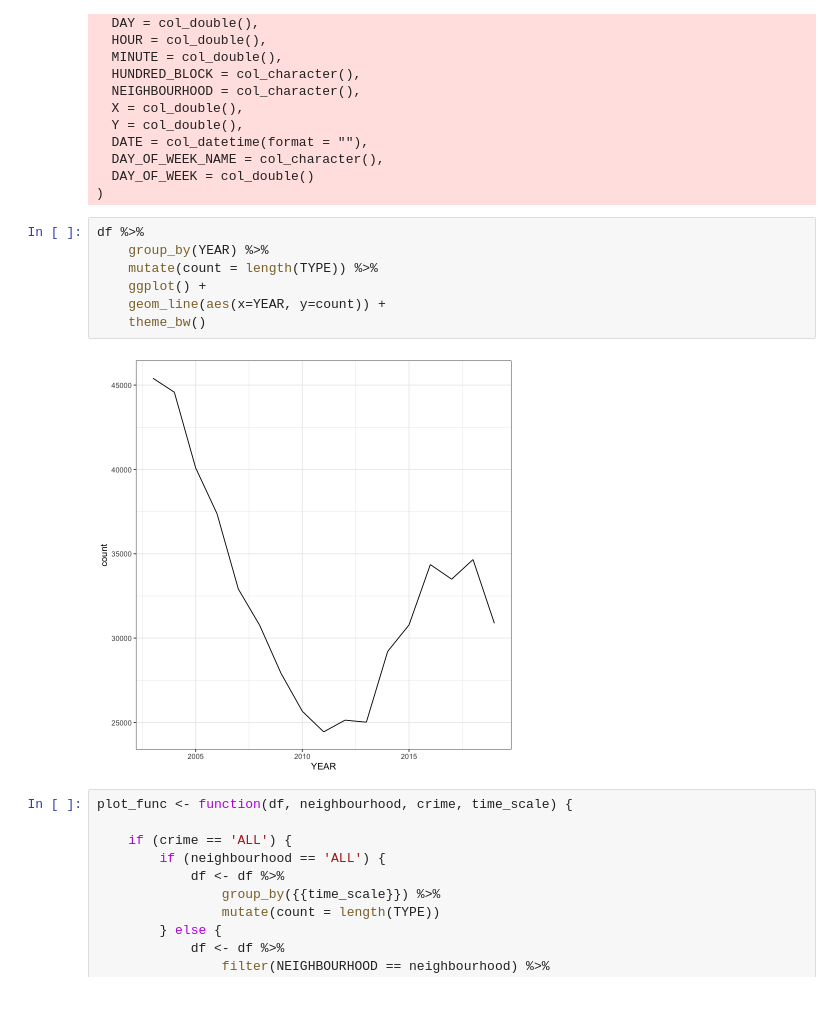
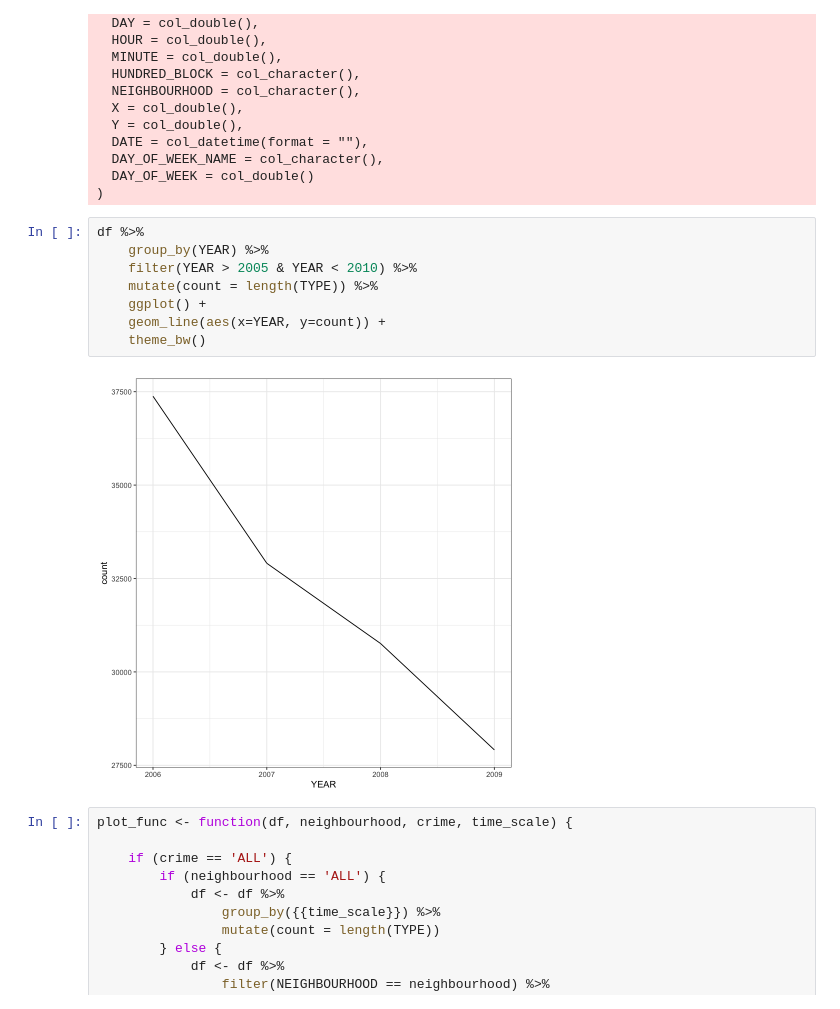
Before and after one commit to tguo9/DSCI-532-Group108-R, a Jupyter notebook: r_line_chart.ipynb, the cells around one changed output. Saved outputs shown, nothing was run; the diff lists cells and outputs as text.

Commit message:
add start year and end year

```diff
--- a/r_line_chart.ipynb
+++ b/r_line_chart.ipynb
@@ -37,12 +37,13 @@ cols(
 # %%
 df %>%
     group_by(YEAR) %>%
+    filter(YEAR > 2005 & YEAR < 2010) %>%
     mutate(count = length(TYPE)) %>%
     ggplot() +
     geom_line(aes(x=YEAR, y=count)) +
     theme_bw()
 # %% [output]
-[figure, old version]
+[figure, new version]
 # %%
 plot_func <- function(df, neighbourhood, crime, time_scale) {
 
```
